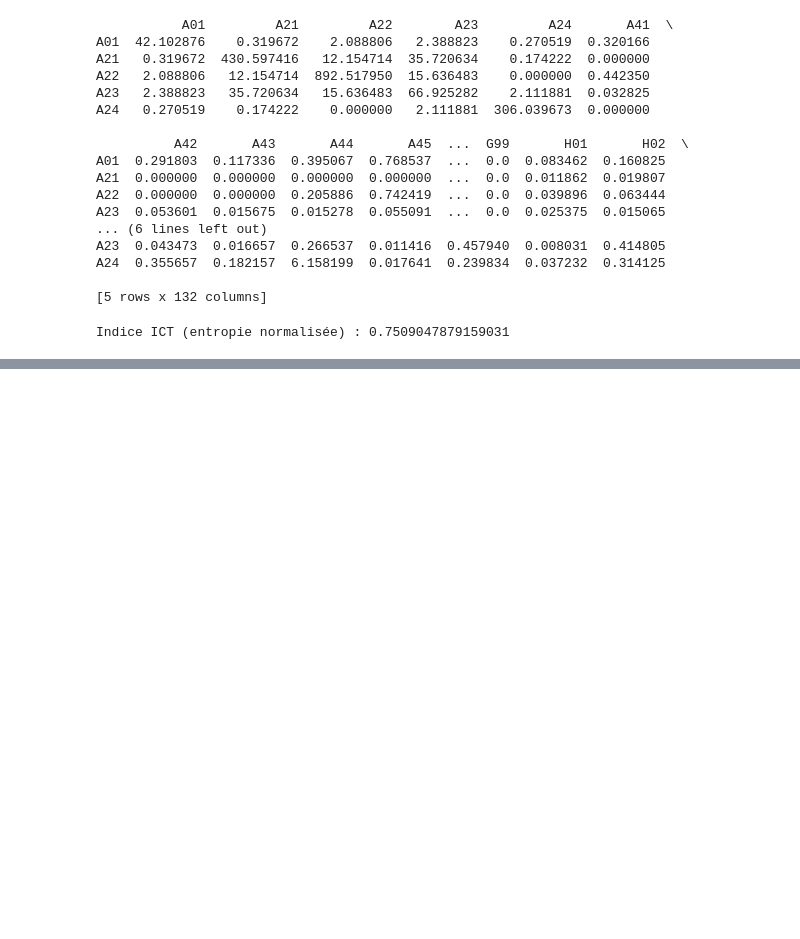
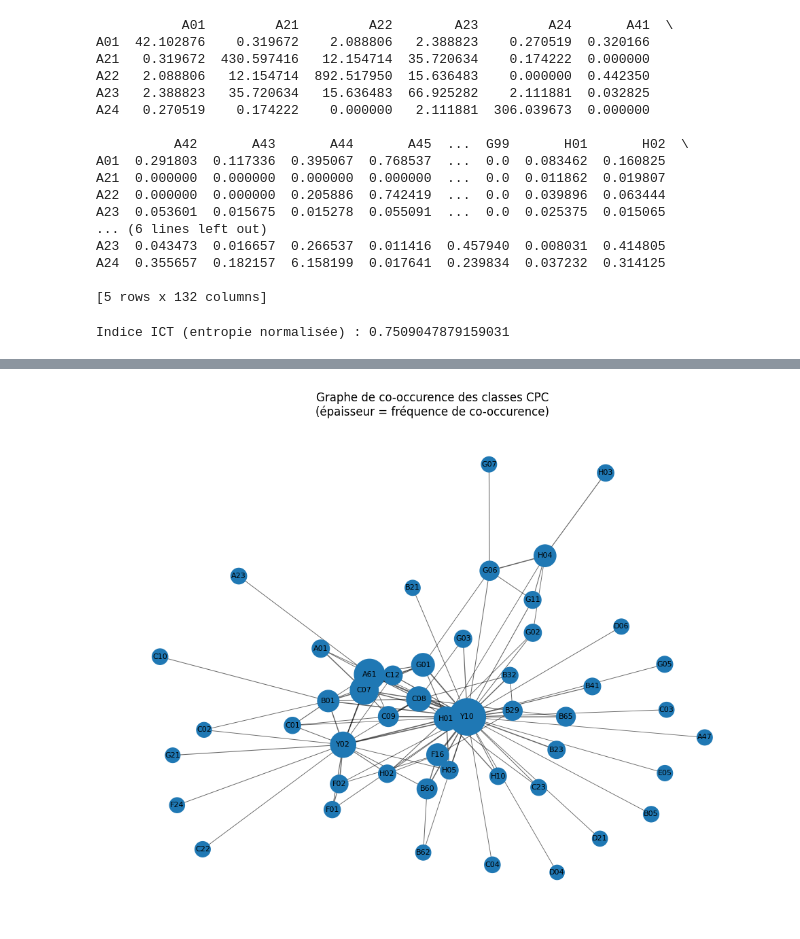
Before and after one commit to quentinbenchetrit/Stat-App, a Jupyter notebook: matrice_co_occurence.ipynb, the cells around one changed output, grey strips where cells are left out. Saved outputs shown, nothing was run; the diff lists cells and outputs as text; code cells hidden in the pictures; blank space fills up the shorter version.

```diff
--- a/matrice_co_occurence.ipynb
+++ b/matrice_co_occurence.ipynb
@@ -338,0 +669,35 @@ Indice ICT (entropie normalisée) : 0.7509047879159031
+# %%
+import numpy as np
+
+weights = nx.get_edge_attributes(G_main, "weight")
+
+min_w = min(weights.values())
+max_w = max(weights.values())
+
+print("poids min / max :", min_w, max_w)
+
+# échelle logarithmique
+edge_widths = []
+for e in G_main.edges():
+    w = weights[e]
+    width = 1 + 4 * np.log1p(w)   # log(1+w), pour compresser la dynamique
+    edge_widths.append(width)
+# %%
+freqs = nx.get_node_attributes(G_main, "freq")
+max_freq = max(freqs.values()) if freqs else 1
+node_sizes = [200 + 1300 * (freqs[n] / max_freq) for n in G_main.nodes()]
+
+pos = nx.spring_layout(G_main, k=0.6, seed=0)
+
+plt.figure(figsize=(10, 8))
+
+nx.draw_networkx_nodes(G_main, pos, node_size=node_sizes)
+nx.draw_networkx_edges(G_main, pos, width=edge_widths, alpha=0.6)
+nx.draw_networkx_labels(G_main, pos, font_size=8)
+
+plt.title("Graphe de co-occurence des classes CPC\n(épaisseur = fréquence de co-occurence)")
+plt.axis("off")
+plt.tight_layout()
+plt.show()
+# %% [output]
+[figure, added]
```
Also changed, not shown: parts of 44 cells of this notebook, 1 other file.
